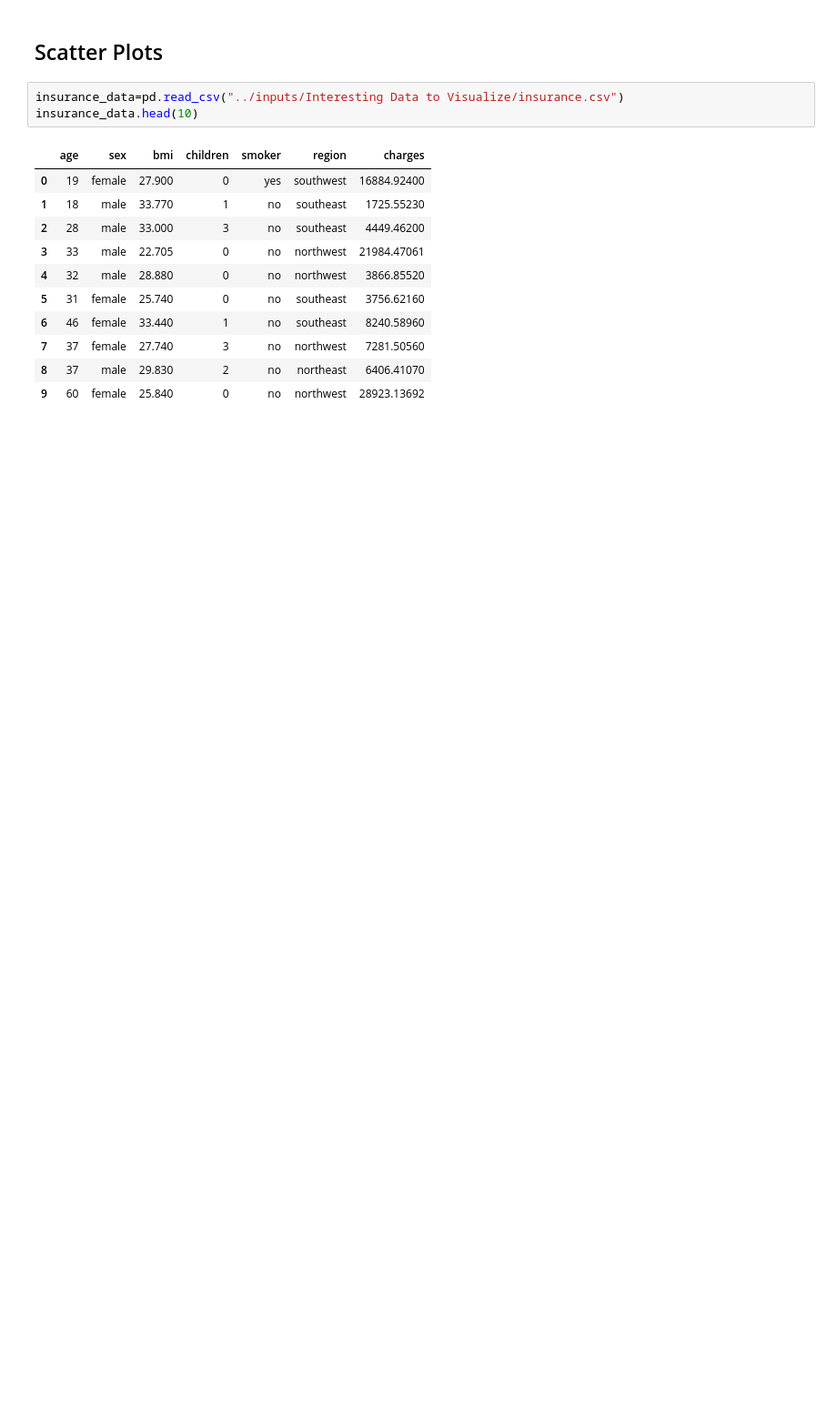
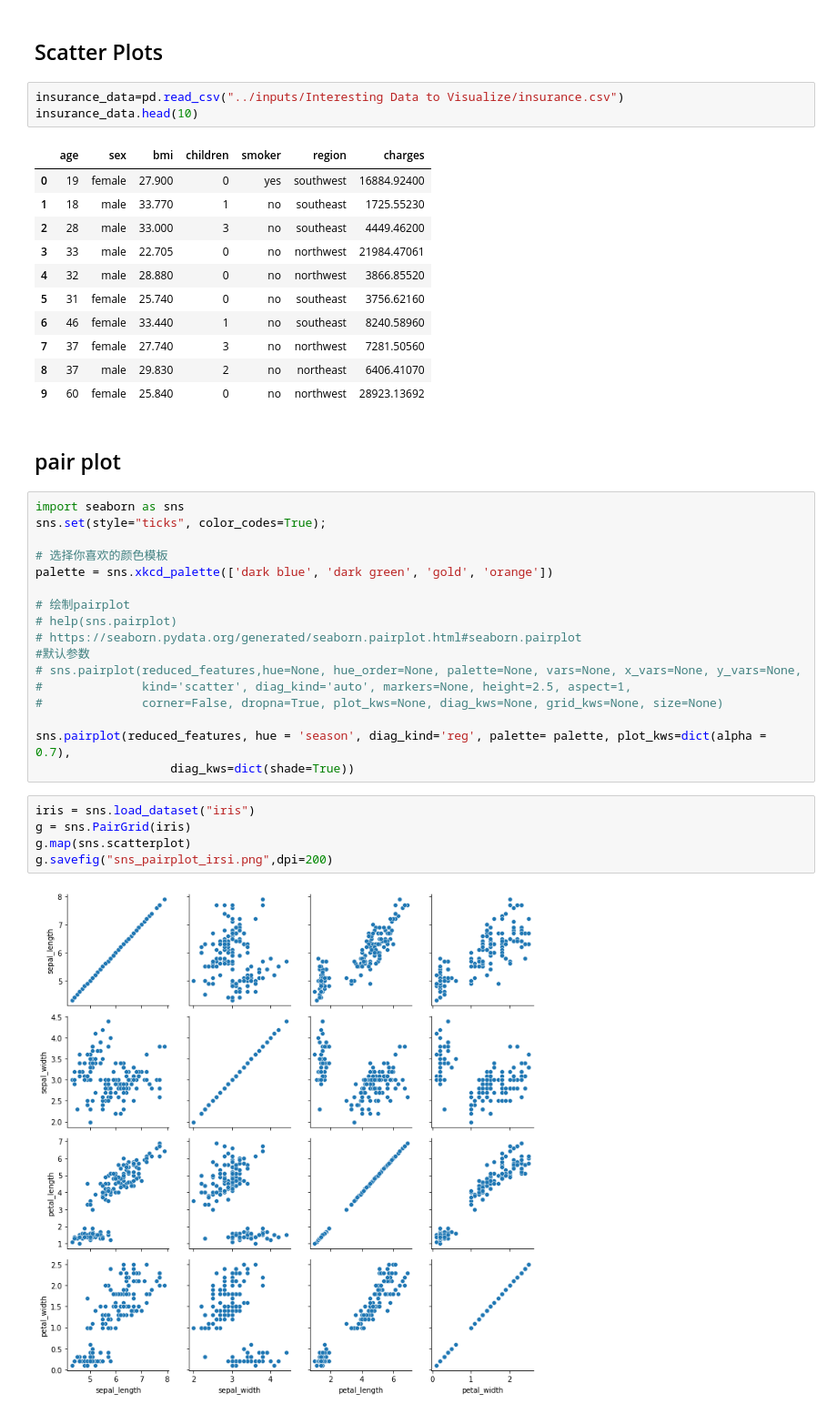
Before and after one commit to SparkZu/Math_models_algorithm, a Jupyter notebook: Python/Seaborn/ka_test.ipynb, the cells around one changed output. Shown at 91% size. Saved outputs shown, nothing was run; the diff lists cells and outputs as text; blank space fills up the shorter version.

```diff
--- a/Python/Seaborn/ka_test.ipynb
+++ b/Python/Seaborn/ka_test.ipynb
@@ -155,3 +156,29 @@ insurance_data.head(10)
 | 7 | 37 | female | 27.740 | 3 | no | northwest | 7281.50560 |
 | 8 | 37 | male | 29.830 | 2 | no | northeast | 6406.41070 |
 | 9 | 60 | female | 25.840 | 0 | no | northwest | 28923.13692 |
+# %% [markdown]
+## pair plot
+# %%
+import seaborn as sns
+sns.set(style="ticks", color_codes=True);
+
+# 选择你喜欢的颜色模板
+palette = sns.xkcd_palette(['dark blue', 'dark green', 'gold', 'orange'])
+
+# 绘制pairplot
+# help(sns.pairplot)
+# https://seaborn.pydata.org/generated/seaborn.pairplot.html#seaborn.pairplot
+#默认参数
+# sns.pairplot(reduced_features,hue=None, hue_order=None, palette=None, vars=None, x_vars=None, y_vars=None,
+#              kind='scatter', diag_kind='auto', markers=None, height=2.5, aspect=1,
+#              corner=False, dropna=True, plot_kws=None, diag_kws=None, grid_kws=None, size=None)
+
+sns.pairplot(reduced_features, hue = 'season', diag_kind='reg', palette= palette, plot_kws=dict(alpha = 0.7),
+                   diag_kws=dict(shade=True))
+# %%
+iris = sns.load_dataset("iris")
+g = sns.PairGrid(iris)
+g.map(sns.scatterplot)
+g.savefig("sns_pairplot_irsi.png",dpi=200)
+# %% [output]
+[figure, added]
```
Also changed, not shown: parts of 9 cells of this notebook, 9 other files.
